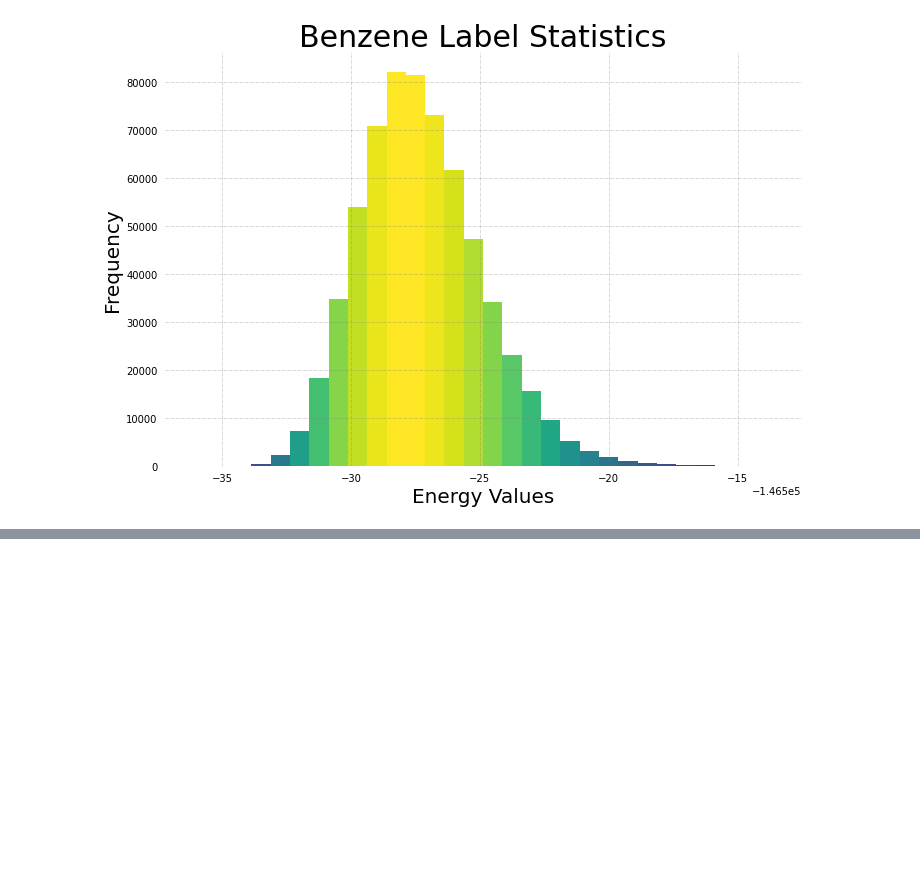
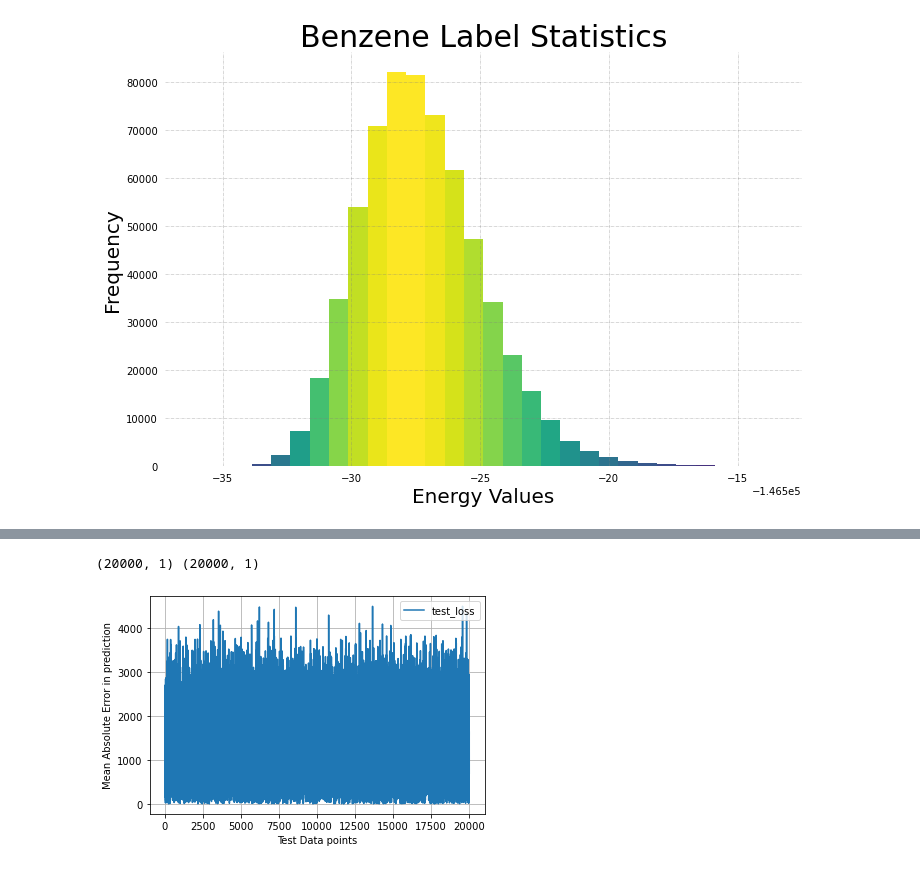
Before and after one commit to shaunak-badani/Energy-Prediction, a Jupyter notebook: Energy Prediction.ipynb, the cells around one changed output, grey strips where cells are left out. Saved outputs shown, nothing was run; the diff lists cells and outputs as text; code cells hidden in the pictures; blank space fills up the shorter version.

```diff
--- a/Energy Prediction.ipynb
+++ b/Energy Prediction.ipynb
@@ -79,0 +169,16 @@ plt.savefig("images/{}_label_statistics.png".format(mol))
+# %%
+test_prediction = model.predict(test_data)
+# %%
+print(test_prediction.shape, test_labels.shape)
+# %% [output]
+(20000, 1) (20000, 1)
+# %%
+loss = np.abs(test_prediction - test_labels)
+
+plt.plot(loss, label='test_loss')
+plt.xlabel('Test Data points')
+plt.ylabel('Mean Absolute Error in prediction')
+plt.legend()
+plt.grid(True)
+# %% [output]
+[figure, added]
```
Also changed, not shown: parts of 15 cells of this notebook, 2 other files.
